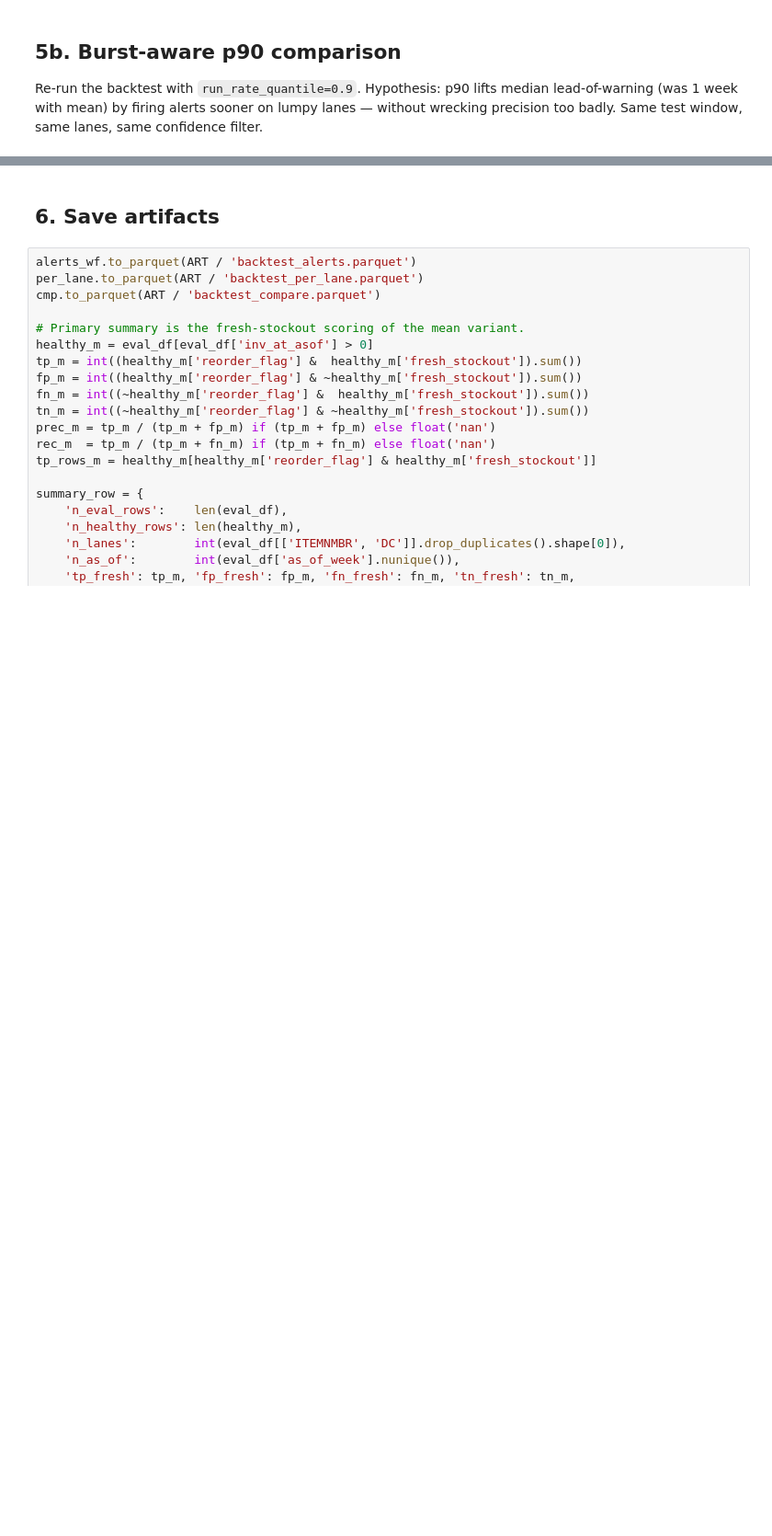
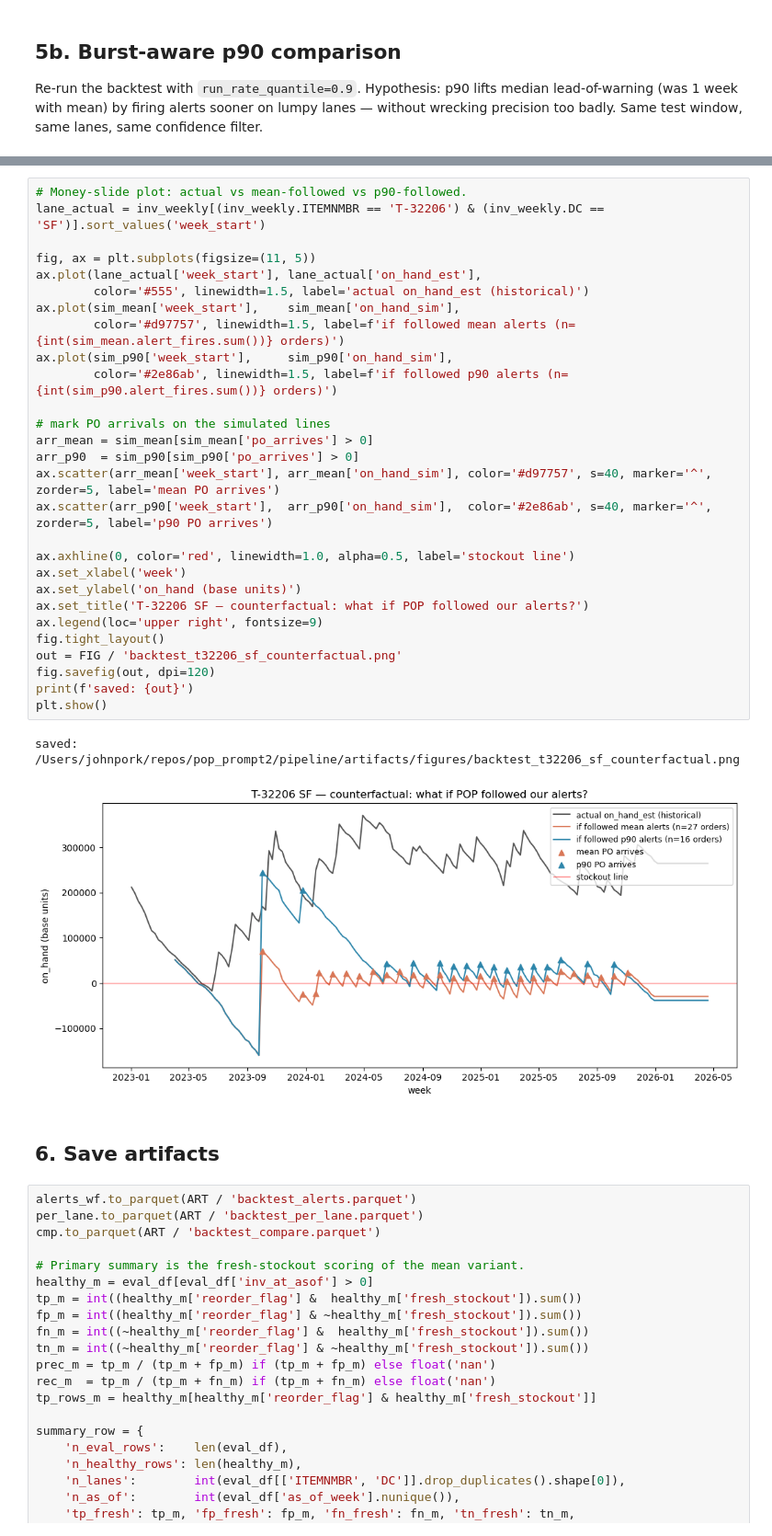
Before and after one commit to binkybarnes/pop_prompt2, a Jupyter notebook: pipeline/10_backtest.ipynb, the cells around one changed output, grey strips where cells are left out. Shown at 92% size. Saved outputs shown, nothing was run; the diff lists cells and outputs as text; blank space fills up the shorter version.

```diff
--- a/pipeline/10_backtest.ipynb
+++ b/pipeline/10_backtest.ipynb
@@ -493,3 +599,34 @@ saved: /Users/johnpork/repos/pop_prompt2/pipeline/artifacts/figures/backtest_t32
+# %%
+# Money-slide plot: actual vs mean-followed vs p90-followed.
+lane_actual = inv_weekly[(inv_weekly.ITEMNMBR == 'T-32206') & (inv_weekly.DC == 'SF')].sort_values('week_start')
+
+fig, ax = plt.subplots(figsize=(11, 5))
+ax.plot(lane_actual['week_start'], lane_actual['on_hand_est'],
+        color='#555', linewidth=1.5, label='actual on_hand_est (historical)')
+ax.plot(sim_mean['week_start'],    sim_mean['on_hand_sim'],
+        color='#d97757', linewidth=1.5, label=f'if followed mean alerts (n={int(sim_mean.alert_fires.sum())} orders)')
+ax.plot(sim_p90['week_start'],     sim_p90['on_hand_sim'],
+        color='#2e86ab', linewidth=1.5, label=f'if followed p90 alerts (n={int(sim_p90.alert_fires.sum())} orders)')
+
+# mark PO arrivals on the simulated lines
+arr_mean = sim_mean[sim_mean['po_arrives'] > 0]
+arr_p90  = sim_p90[sim_p90['po_arrives'] > 0]
+ax.scatter(arr_mean['week_start'], arr_mean['on_hand_sim'], color='#d97757', s=40, marker='^', zorder=5, label='mean PO arrives')
+ax.scatter(arr_p90['week_start'],  arr_p90['on_hand_sim'],  color='#2e86ab', s=40, marker='^', zorder=5, label='p90 PO arrives')
+
+ax.axhline(0, color='red', linewidth=1.0, alpha=0.5, label='stockout line')
+ax.set_xlabel('week')
+ax.set_ylabel('on_hand (base units)')
+ax.set_title('T-32206 SF — counterfactual: what if POP followed our alerts?')
+ax.legend(loc='upper right', fontsize=9)
+fig.tight_layout()
+out = FIG / 'backtest_t32206_sf_counterfactual.png'
+fig.savefig(out, dpi=120)
+print(f'saved: {out}')
+plt.show()
+# %% [output]
+saved: /Users/johnpork/repos/pop_prompt2/pipeline/artifacts/figures/backtest_t32206_sf_counterfactual.png
+[figure, added]
 # %% [markdown]
 ## 6. Save artifacts
 # %%
```
Also changed, not shown: parts of 14 cells of this notebook, 3 other files.
